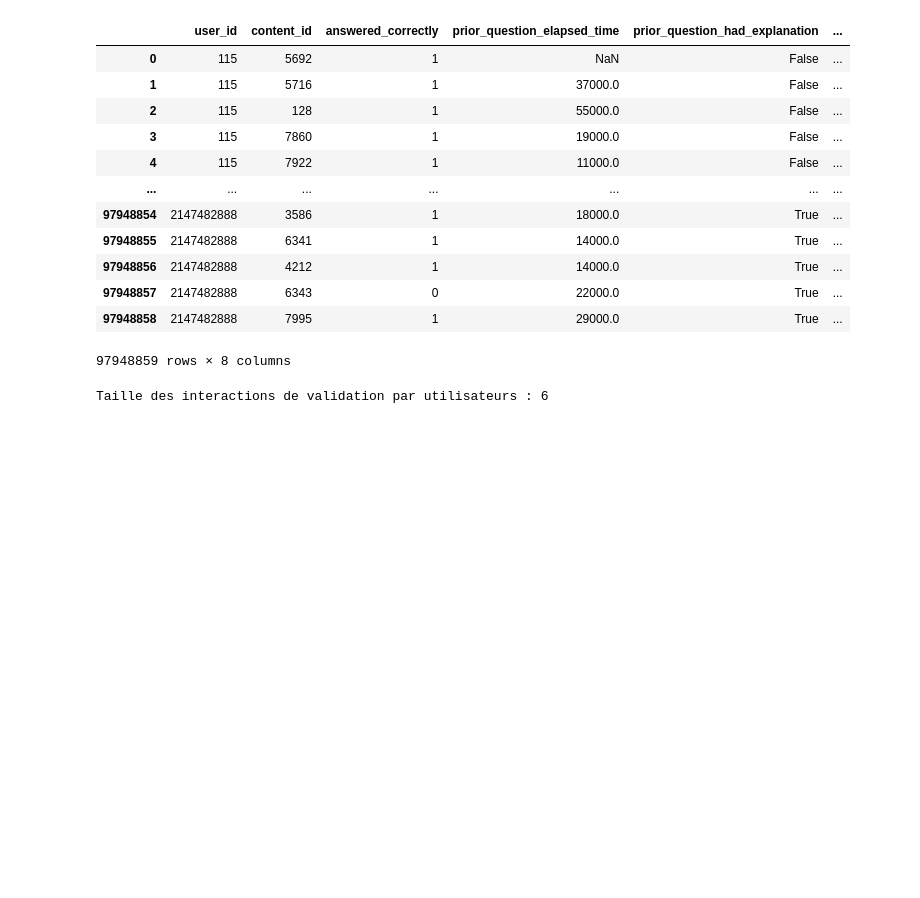
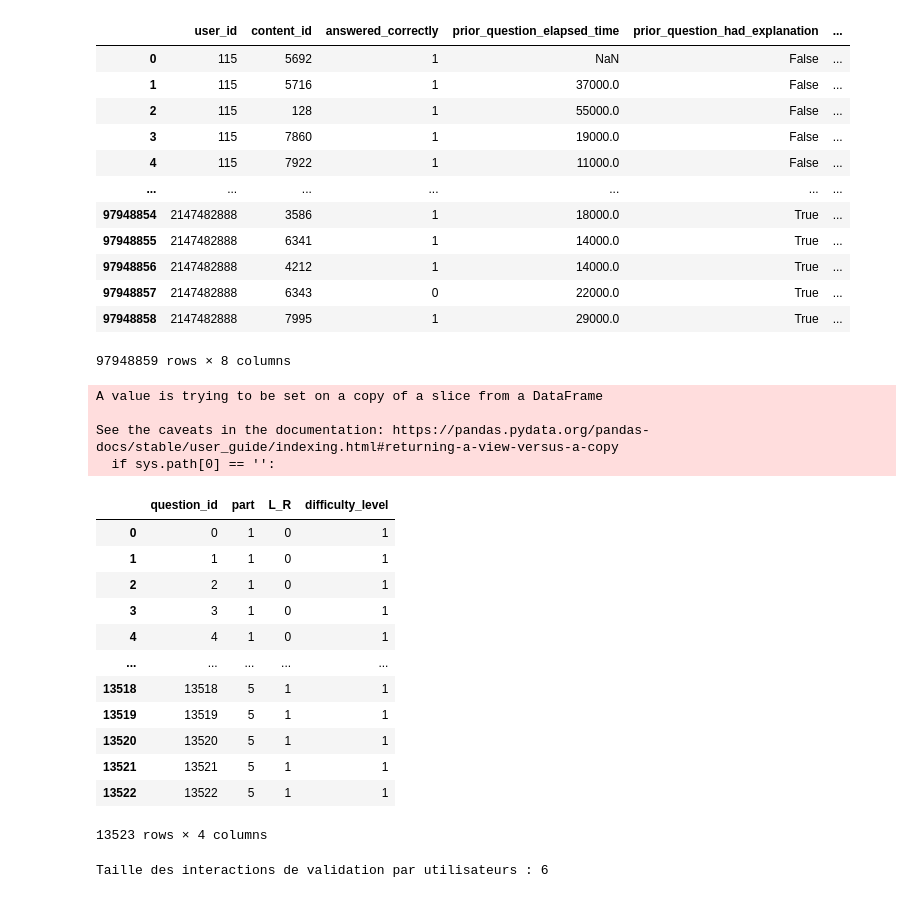
Before and after one commit to Adrian1903/Participez-a-une-competition-Kaggle, a Jupyter notebook: dev/model-from-riiid-lgbm-starter.ipynb, the cells around one changed output. Cells and saved outputs as stored; diff of their text form; code cells hidden in the pictures; blank space fills up the shorter version.

```diff
--- a/dev/model-from-riiid-lgbm-starter.ipynb
+++ b/dev/model-from-riiid-lgbm-starter.ipynb
@@ -128,4 +128,37 @@ train_df
 # en conservant les dernières interactions (les plus intéréssantes ?)
 # C'est aussi une manière de traiter l'aspect temporel des données
 train_df = train_df.groupby('user_id').tail(min_interaction).reset_index(drop=True)
+# %%
+# Récupération des parts du TOEIC
+questions_df = pd.read_csv(
+    '../input/riiid-test-answer-prediction/questions.csv',
+    usecols=[0, 3],
+    dtype={'question_id': 'int16', 'part': 'int8'}
+)
+
+# Catégorisation Listening (0) ou Reading (1)
+questions_df['L_R'] = pd.cut(questions_df['part'], bins=[-np.inf, 4, np.inf], labels=[0, 1])
+
+questions_df['difficulty_level'] = 0
+questions_df['difficulty_level'][questions_df['L_R'] == 0] = questions_df['part'][questions_df['L_R'] == 0]
+questions_df['difficulty_level'][questions_df['L_R'] == 1] = questions_df['part'][questions_df['L_R'] == 1] - 4
+questions_df
+# %% [output]
+A value is trying to be set on a copy of a slice from a DataFrame
+
+See the caveats in the documentation: https://pandas.pydata.org/pandas-docs/stable/user_guide/indexing.html#returning-a-view-versus-a-copy
+  if sys.path[0] == '':
+|  | question_id | part | L_R | difficulty_level |
+| 0 | 0 | 1 | 0 | 1 |
+| 1 | 1 | 1 | 0 | 1 |
+| 2 | 2 | 1 | 0 | 1 |
+| 3 | 3 | 1 | 0 | 1 |
+| 4 | 4 | 1 | 0 | 1 |
+| ... | ... | ... | ... | ... |
+| 13518 | 13518 | 5 | 1 | 1 |
+| 13519 | 13519 | 5 | 1 | 1 |
+| 13520 | 13520 | 5 | 1 | 1 |
+| 13521 | 13521 | 5 | 1 | 1 |
+| 13522 | 13522 | 5 | 1 | 1 |
+13523 rows × 4 columns
 # %%
```
Also changed, not shown: parts of 5 cells of this notebook.
